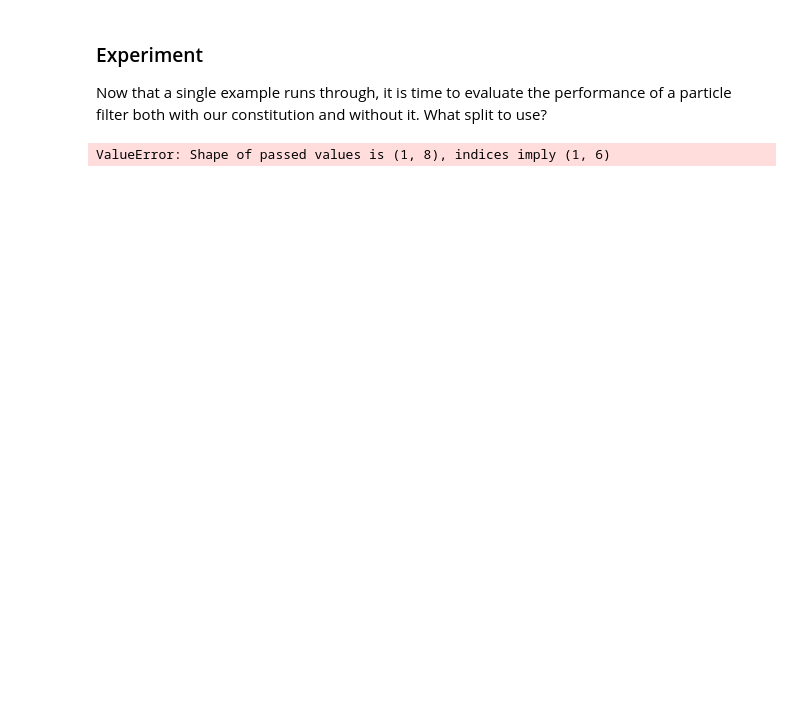
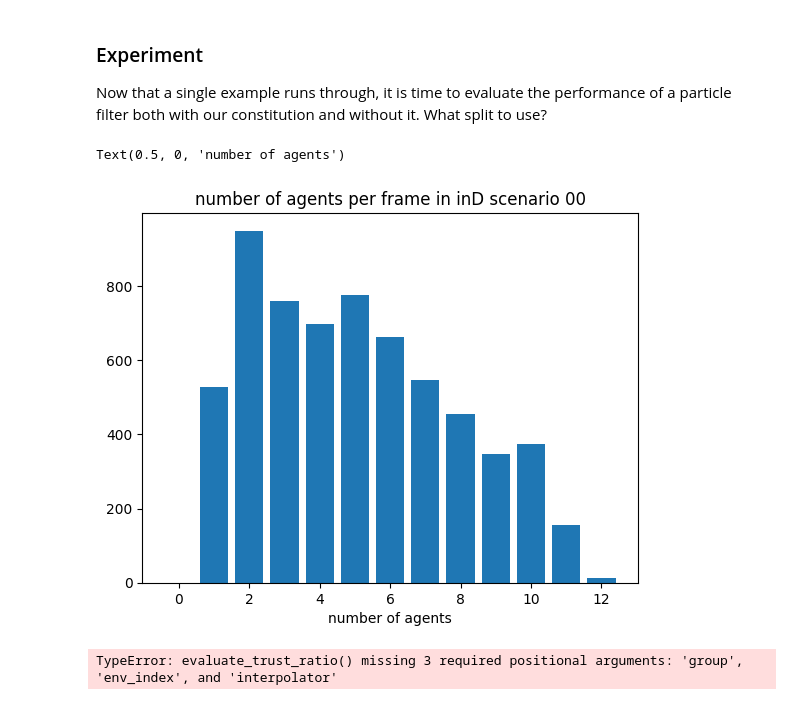
Before and after one commit to orthographiepro/ProMis, a Jupyter notebook: examples/cofi/ground-cofi-naive-all.ipynb, the cells around one changed output. Saved outputs shown, nothing was run; the diff lists cells and outputs as text; code cells hidden in the pictures; blank space fills up the shorter version.

```diff
--- a/examples/cofi/ground-cofi-naive-all.ipynb
+++ b/examples/cofi/ground-cofi-naive-all.ipynb
@@ -820,13 +808,16 @@ for i in range(3):
 ### Experiment
 Now that a single example runs through, it is time to evaluate the performance of a particle filter both with our constitution and without it. What split to use?
 # %%
-by_frames = car_data.groupby("frame").count()
+by_frames = validation_set[validation_set["group"] == inD_index].groupby("frame").count()
 max_agents = by_frames["trackId"].max() + 1
 agents_per_frame = [len(by_frames[by_frames["trackId"] == i]) for i in range(max_agents)]
 ax = plt.subplot()
 ax.bar(np.arange(max_agents), agents_per_frame)
 ax.set_title(f"number of agents per frame in inD scenario {inD_index}")
 ax.set_xlabel("number of agents")
+# %% [output]
+Text(0.5, 0, 'number of agents')
+[figure, added]
 # %%
 from operator import itemgetter
 # %%
@@ -862,0 +846,10 @@ for n in Ns:
+# %%
+Ns = [2000, 5000] # [100, 250, 500, 1000, 1500]
+for_n = []
+
+car_data = disambiguition[0][0]
+
+for n in Ns:
+    for_n.append(evaluate_trust_ratio(car_data, N=n, sample_every=25))
+# %% [output]
+TypeError: evaluate_trust_ratio() missing 3 required positional arguments: 'group', 'env_index', and 'interpolator'
@@ -863,10 +859,8 @@ for n in Ns:
 # %%
-from itertools import product
-
 process_noise_v = np.arange(10, 101, 10)
 process_noise_b = np.arange(10, 101, 10)
-ns = np.array([1000, 2000, 4000])
-sampling_rates = np.array([12, 18, 25, 37])
+ns = [2000] # np.array([1000, 2000, 4000])
+sampling_rates = [18] #np.array([12, 18, 25, 37])
 
 grid_search_results = []
 
@@ -877,7 +871,7 @@ group_parts = [data[data["group"] == group_index] for group_index in group]
 trust = 0.5
 sensor_std_error = 1
 
-for v, b, n, sample_rate in product([30], [30], [100], [25]):#process_noise_v, process_noise_v, ns, sampling_rates):
+for v, b, n, sample_rate in tqdm(product(process_noise_v, process_noise_v, ns, sampling_rates)):
     grid_search_results.append(
         [v, b, n, sample_rate, sensor_std_error, trust, *np.mean(
             np.concatenate([
@@ -893,12 +887,11 @@ for v, b, n, sample_rate in product([30], [30], [100], [25]):#process_noise_v, p
                         process_noise=array([v, b]),
                         sensor_std_error = sensor_std_error,
                         dt=sample_rate*dt
-                )) for trackId in part["trackId"].unique()[::3]])
+                )) for trackId in part["trackId"].unique()[::10]])
             for part in group_parts], axis=0),
         axis=0)
     ])
 
 grid_search_results = pd.DataFrame(array(grid_search_results),
     columns=["v_noise", "b_noise", "n", "rate", "std_err", "trust", "pos_error_mean", "all_error_mean"])
+grid_search_results.to_csv(output_folder / f"gridsearch_res_{inD_index}.csv")
-# %% [output]
-ValueError: Shape of passed values is (1, 8), indices imply (1, 6)
```
Also changed, not shown: parts of 48 cells of this notebook.
